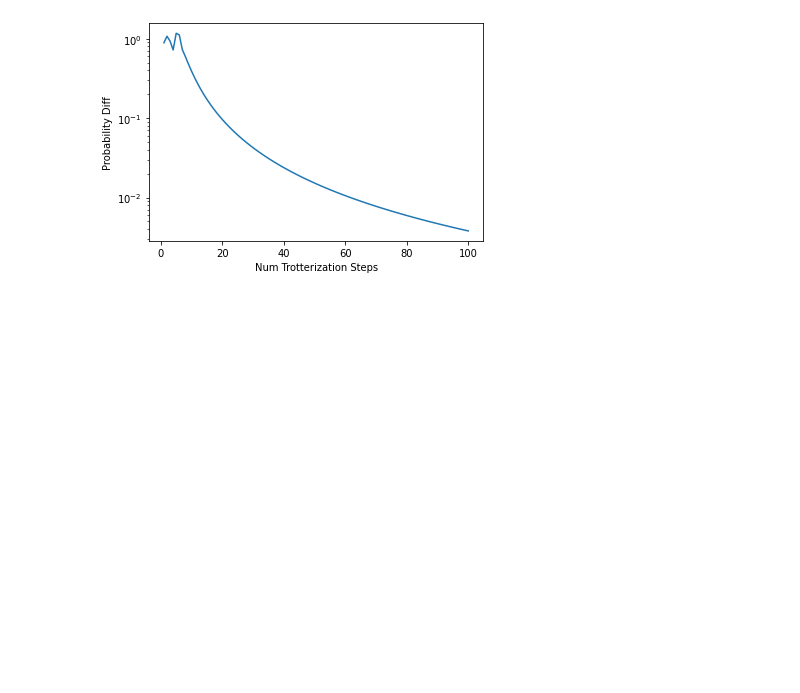
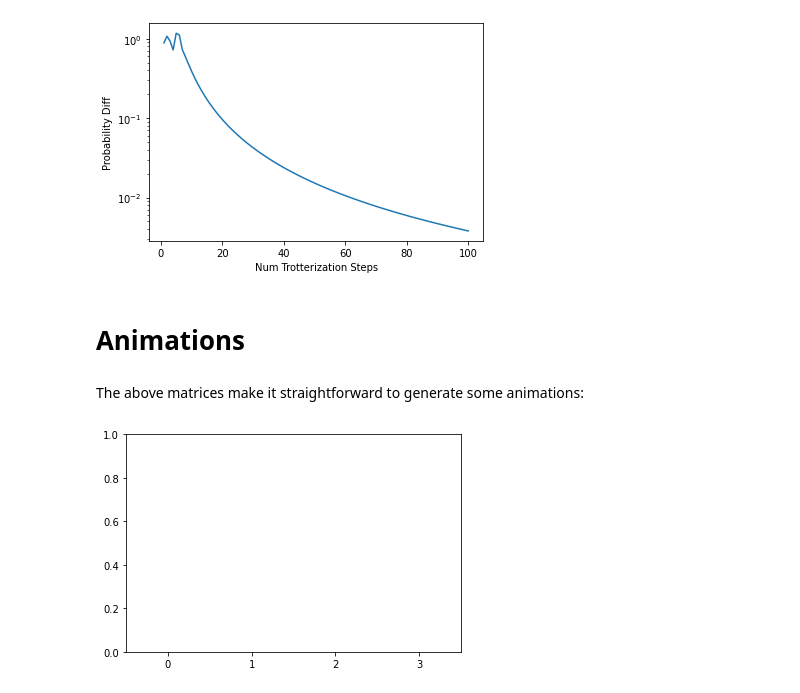
Before and after one commit to adenlam/Intro-Quantum-Computing, a Jupyter notebook: Tunneling Commutator.ipynb, the cells around one changed output. Cells and saved outputs as stored; diff of their text form; code cells hidden in the pictures; blank space fills up the shorter version.

Commit message:
Add some dynamics animations

```diff
--- a/Tunneling Commutator.ipynb
+++ b/Tunneling Commutator.ipynb
@@ -69,3 +69,7 @@ plt.xlabel("Num Trotterization Steps")
 # %% [output]
 Text(0.5, 0, 'Num Trotterization Steps')
 [figure]
+# %% [markdown]
+# Animations
+# %% [markdown]
+The above matrices make it straightforward to generate some animations:
@@ -71,0 +87,11 @@ Text(0.5, 0, 'Num Trotterization Steps')
+# %%
+# First set up the figure, the axis, and the plot element we want to animate
+fig, ax = plt.subplots()
+
+ax.set_ylim((0, 1))
+ax.set_xlim((-0.5, 3.5))
+ax.set_xticks(range(4))
+ax.set_xticklabels(range(4))
+bars = ax.bar(range(4), 0)
+# %% [output]
+[figure, added]
```
Also changed, not shown: parts of 6 cells of this notebook.
